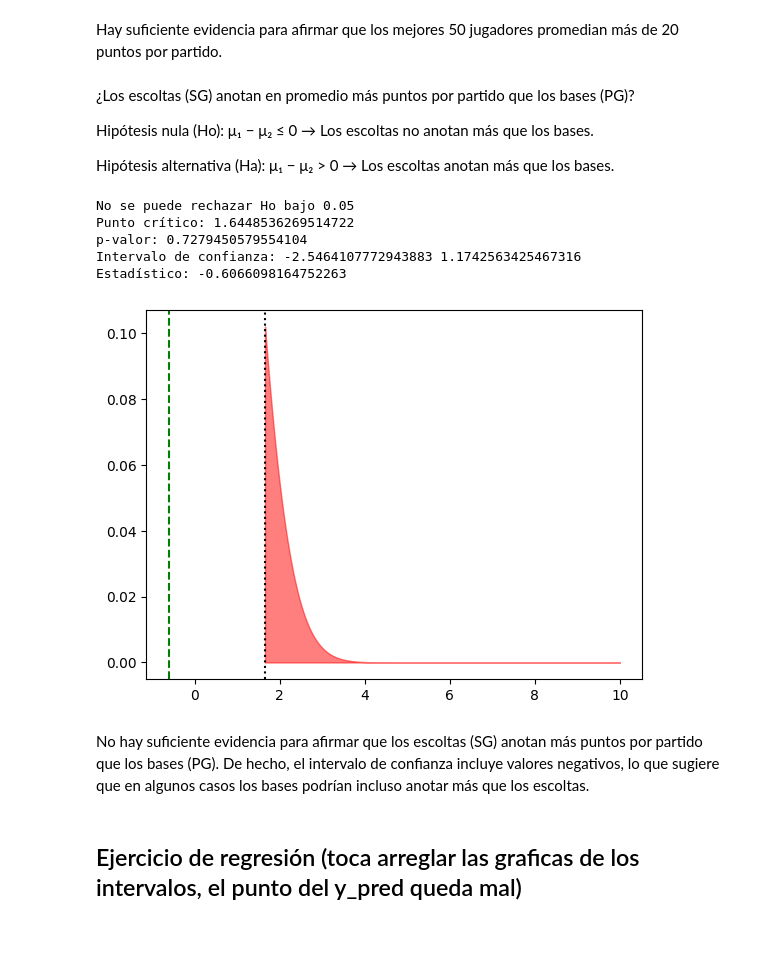
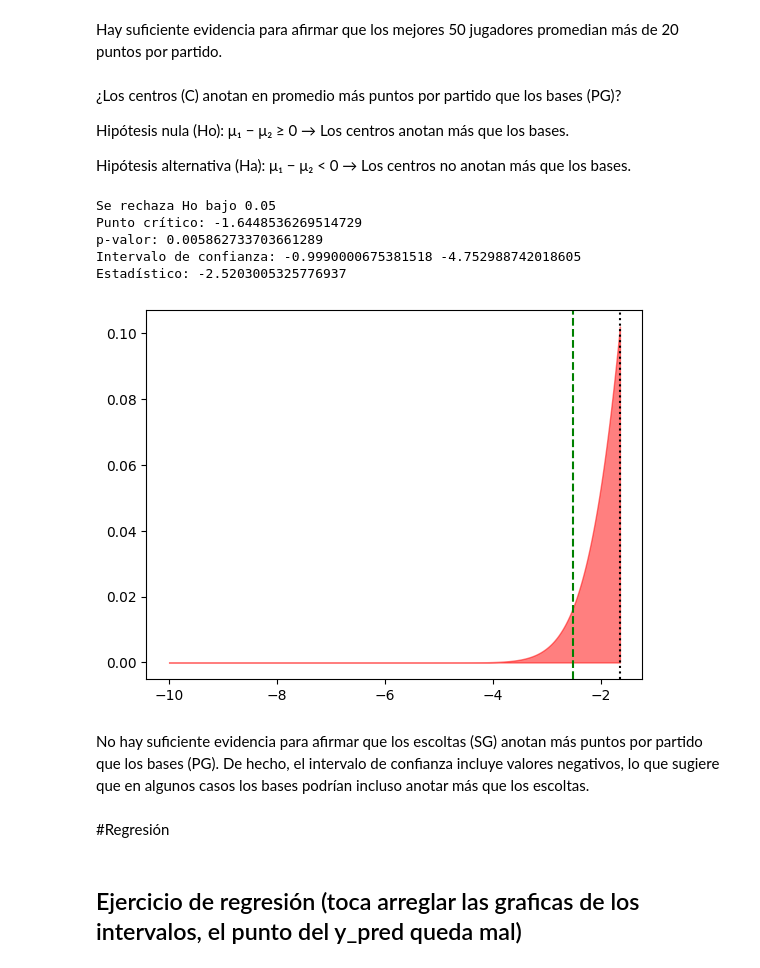
Before and after one commit to LauraCD2/23_nba, a Jupyter notebook: Proyecto.ipynb, the cells around one changed output. Cells and saved outputs as stored; diff of their text form; code cells hidden in the pictures; blank space fills up the shorter version.

Commit message:
Regresión completa, purebas corregidas

```diff
--- a/Proyecto.ipynb
+++ b/Proyecto.ipynb
@@ -635,31 +635,33 @@ estadístico 16.837937807621387
 # %% [markdown]
  Hay suficiente evidencia para afirmar que los mejores 50 jugadores promedian más de 20 puntos por partido.
 # %% [markdown]
- ¿Los escoltas (SG) anotan en promedio más puntos por partido que los bases (PG)?
+ ¿Los centros (C) anotan en promedio más puntos por partido que los bases (PG)?
 
- Hipótesis nula (Ho): μ₁ − μ₂ ≤ 0 → Los escoltas no anotan más que los bases.
+ Hipótesis nula (Ho): μ₁ − μ₂ ≥ 0 → Los centros anotan más que los bases.
 
-Hipótesis alternativa (Ha): μ₁ − μ₂ > 0 → Los escoltas anotan más que los bases.
+Hipótesis alternativa (Ha): μ₁ − μ₂ < 0 → Los centros no anotan más que los bases.
 # %%
-SG = df[df['POS'] == 'SG']
+C = df[df['POS'] == 'C']
 PG = df[df['POS'] == 'PG']
 
-x1 = SG['PTS'].sum() / SG['GP'].sum()
+x1 = C['PTS'].sum() / C['GP'].sum()
 x2 = PG['PTS'].sum() / PG['GP'].sum()
-var1 = np.var(SG['PTS'] / SG['GP'], ddof=0)
+var1 = np.var(C['PTS'] / C['GP'], ddof=0)
 var2 = np.var(PG['PTS'] / PG['GP'], ddof=0)
 
-prueba_hipotesis_2muestrasZ(x1, x2, var1, var2, len(SG), len(PG), alpha=0.05, cola='sup')
+prueba_hipotesis_2muestrasZ(x1, x2, var1, var2, len(SG), len(PG), alpha=0.05, cola='inf')
 # %% [output]
-No se puede rechazar Ho bajo 0.05
-Punto crítico: 1.6448536269514722
-p-valor: 0.7279450579554104
-Intervalo de confianza: -2.5464107772943883 1.1742563425467316
-Estadístico: -0.6066098164752263
+Se rechaza Ho bajo 0.05
+Punto crítico: -1.6448536269514729
+p-valor: 0.005862733703661289
+Intervalo de confianza: -0.9990000675381518 -4.752988742018605
+Estadístico: -2.5203005325776937
-[figure, old version]
+[figure, new version]
 # %% [markdown]
 No hay suficiente evidencia para afirmar que los escoltas (SG) anotan más puntos por partido que los bases (PG).
 De hecho, el intervalo de confianza incluye valores negativos, lo que sugiere que en algunos casos los bases podrían incluso anotar más que los escoltas.
+# %% [markdown]
+#Regresión
 # %% [markdown]
 ## Ejercicio de regresión  (toca arreglar las graficas de los intervalos, el punto del y_pred queda mal)
 # %%
```
Also changed, not shown: parts of 26 cells of this notebook.
